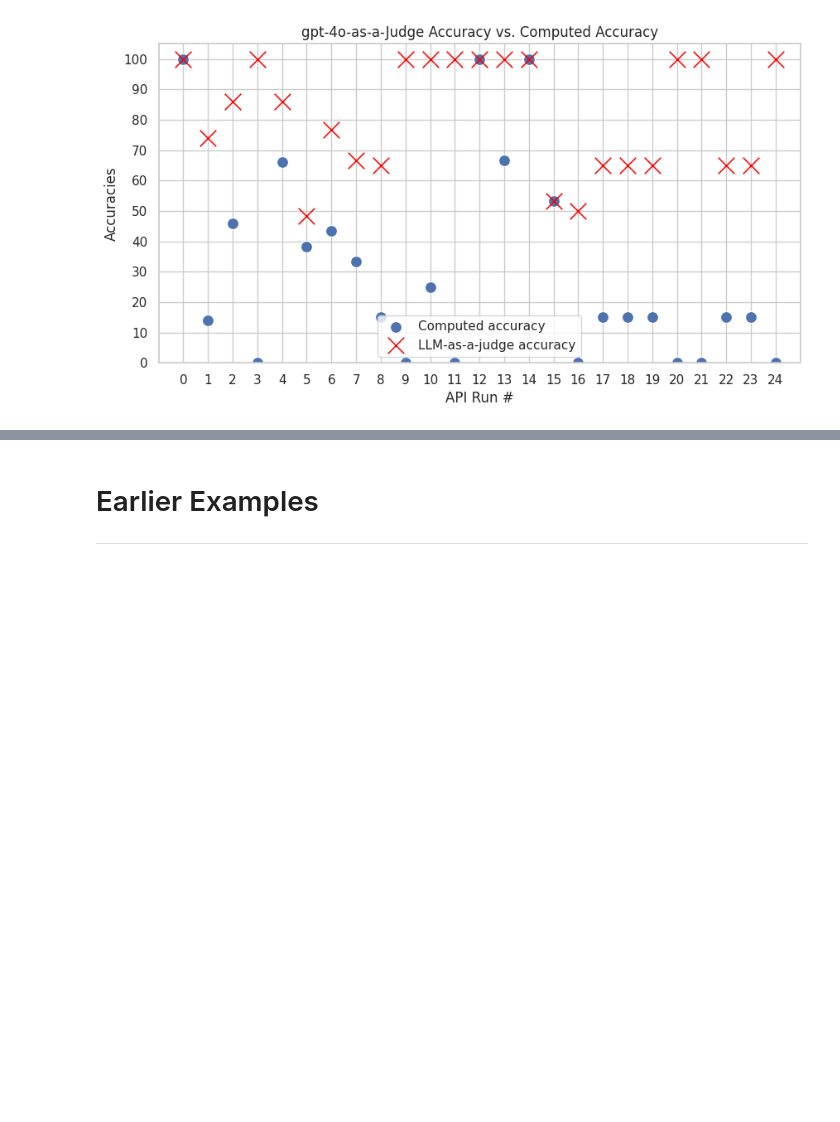
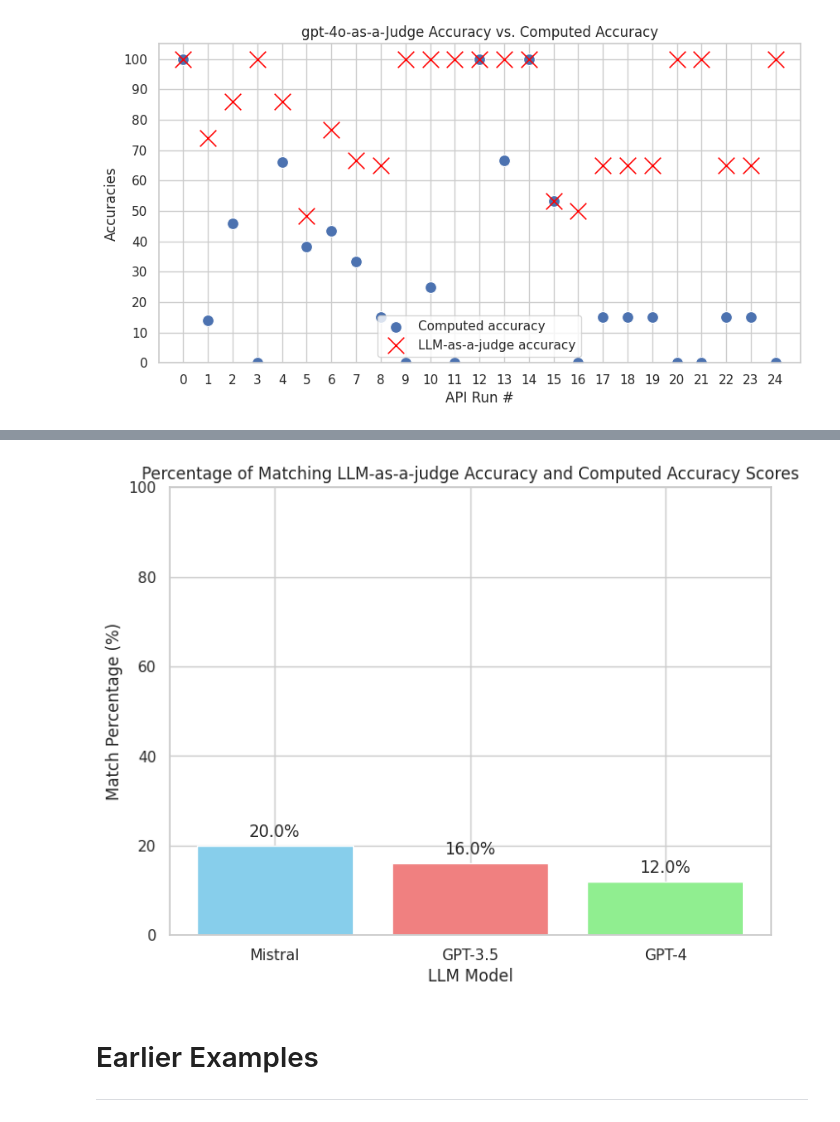
Before and after one commit to eakelly/KinetiQ, a Jupyter notebook: KinetiQ_v4.ipynb, the cells around one changed output, grey strips where cells are left out. Saved outputs shown, nothing was run; the diff lists cells and outputs as text; code cells hidden in the pictures; blank space fills up the shorter version.

```diff
--- a/KinetiQ_v4.ipynb
+++ b/KinetiQ_v4.ipynb
@@ -874,6 +882,8 @@ DEBUG llm_accuracy ['100']
 
 
 ---
+# %%
+ground_truths_file = "/content/drive/MyDrive/E6998-Project/nestful_data_json/kinetiq-ground-truths.json"
 # %%
 def clean_scores(scores):
   cleaned_scores = []
@@ -921,7 +931,7 @@ def plot_scores(llm_type, use_schema, naive=False):
   df = pd.DataFrame({'LLM-as-a-judge accuracy': cleaned_llm_eval_acc, 'Computed accuracy': calc_acc, 'Judging eval Time': eval_times})
 
   x_range = list(range(0, len(df)))
-  y_range = [-1, 0, 10, 20, 30, 40, 50, 60, 70, 80, 90, 100, 110]
+  y_range = [-5, 0, 10, 20, 30, 40, 50, 60, 70, 80, 90, 100, 110]
   sns.set(style="whitegrid")
   plt.figure(figsize=(10, 5))
   plt.tight_layout()
@@ -1302,3 +1318,7 @@ avg_acc_plot(mistral_schema_naive_false_df, gpt3_schema_naive_false_df, gpt4_sch
+# %%
+calculate_precent_match(mistral_schema_naive_false_df, gpt3_schema_naive_false_df, gpt4_schema_naive_false_df)
+# %% [output]
+[figure, added]
 # %% [markdown]
 # Earlier Examples
 
```
Also changed, not shown: parts of 11 cells of this notebook.
